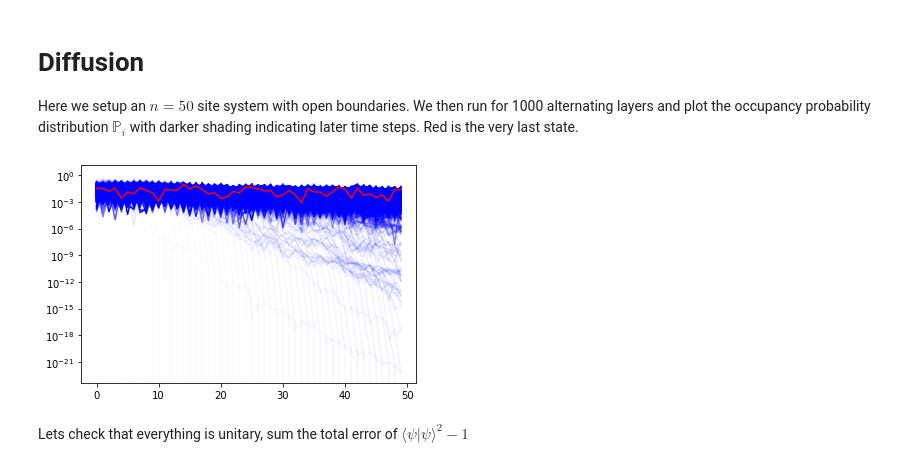
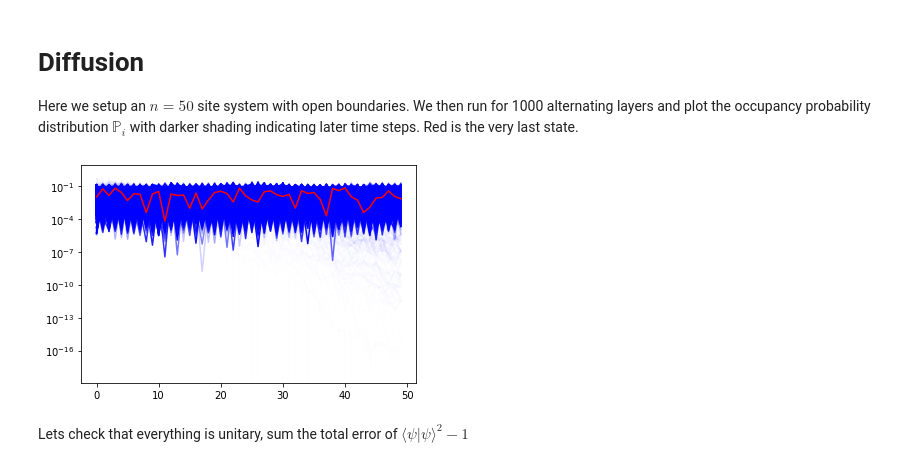
Before and after one commit to Renmusxd/RandomUnitaryLayers, a Jupyter notebook: jupyter/Test.ipynb, the cells around one changed output. Cells and saved outputs as stored; diff of their text form; code cells hidden in the pictures.

```diff
--- a/jupyter/Test.ipynb
+++ b/jupyter/Test.ipynb
@@ -9,18 +9,18 @@ Here we setup an $n=50$ site system with open boundaries. We then run for 1000 a
 # %%
 # Make an initial state
 n = 50
 s = py_entropy.SingleDefectState(numpy.asarray([1.0] + [0]*(n-1), dtype="complex128"))
 
-k = 1000
+k = 10000
 for i in range(k):
     pyplot.plot(abs(s.get_state())**2,c='b',alpha=(i+1)/k)
     s.apply_layer(i%2 == 1, periodic_boundaries=False)
 pyplot.plot(abs(s.get_state())**2,c='r')
 
 pyplot.yscale('log')
 pyplot.show()
 # %% [output]
-[figure, old version]
+[figure, new version]
 # %% [markdown]
 Lets check that everything is unitary, sum the total error of $\langle \psi \vert \psi \rangle^2 - 1$
 # %%
```
Also changed, not shown: parts of 4 cells of this notebook.
